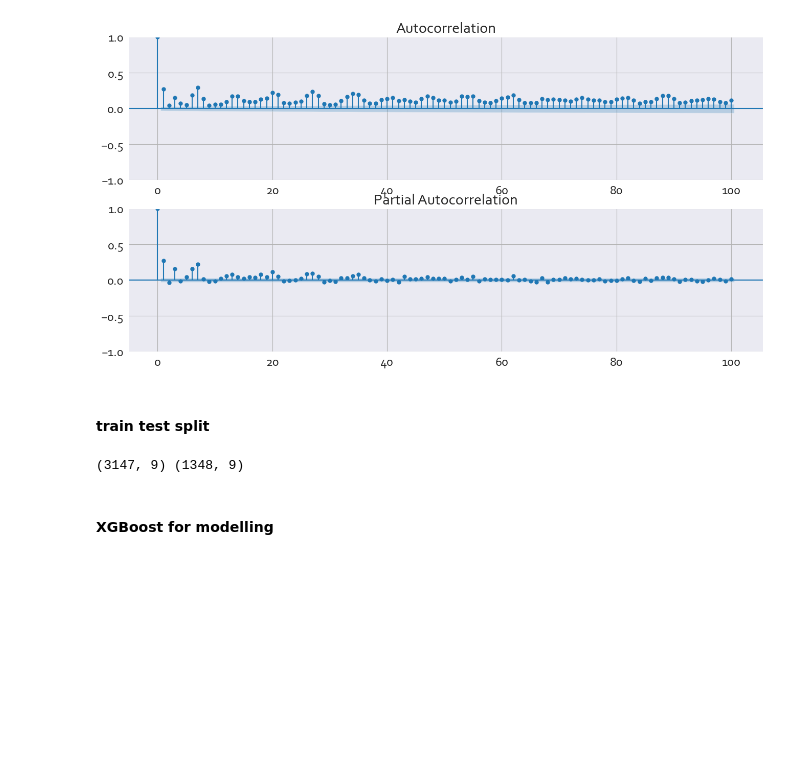
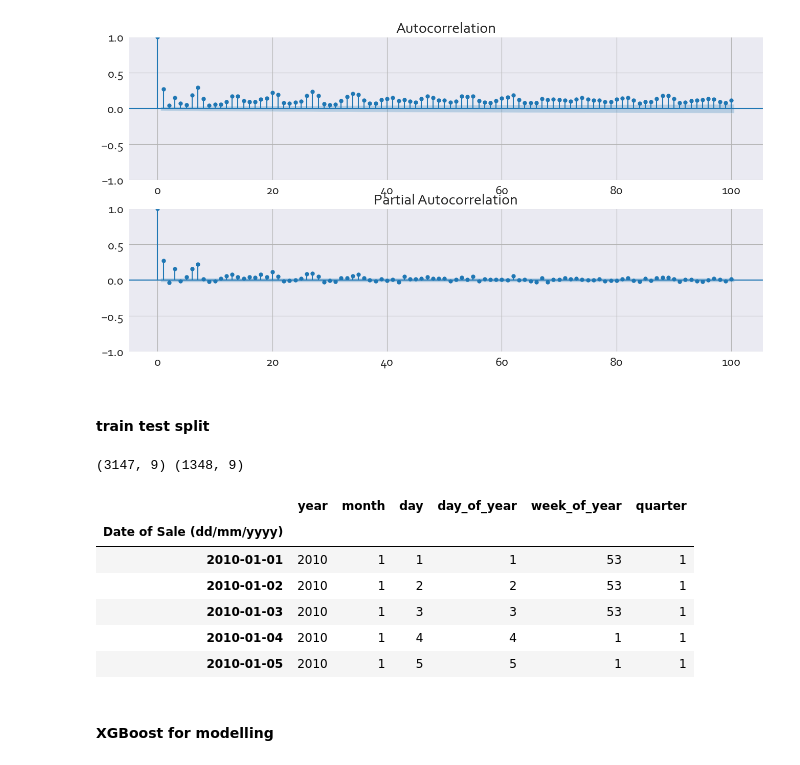
Before and after one commit to alexCCTcollege/CA-2, a Jupyter notebook: Time seiries.ipynb, the cells around one changed output. Drawn from its saved outputs; the diff is of its cells as text; code cells hidden in the pictures; blank space fills up the shorter version.

```diff
--- a/Time seiries.ipynb
+++ b/Time seiries.ipynb
@@ -524,6 +582,16 @@ y_train = train['# property']
 
 X_test = test[['year','month','day','day_of_year','week_of_year','quarter']]
 y_test = test['# property']
+# %%
+X_train.head()
+# %% [output]
+|  | year | month | day | day_of_year | week_of_year | quarter |
+| Date of Sale (dd/mm/yyyy) |  |  |  |  |  |  |
+| 2010-01-01 | 2010 | 1 | 1 | 1 | 53 | 1 |
+| 2010-01-02 | 2010 | 1 | 2 | 2 | 53 | 1 |
+| 2010-01-03 | 2010 | 1 | 3 | 3 | 53 | 1 |
+| 2010-01-04 | 2010 | 1 | 4 | 4 | 1 | 1 |
+| 2010-01-05 | 2010 | 1 | 5 | 5 | 1 | 1 |
 # %% [markdown]
 #### XGBoost for modelling
 # %%
```
Also changed, not shown: parts of 6 cells of this notebook.
